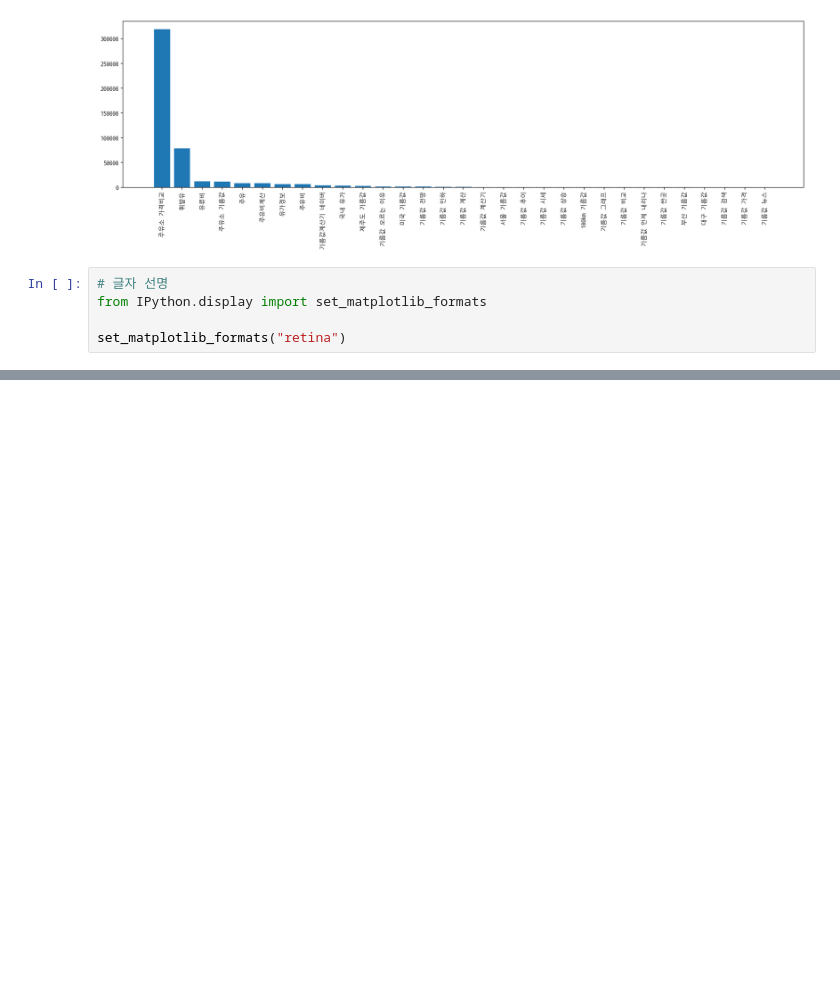
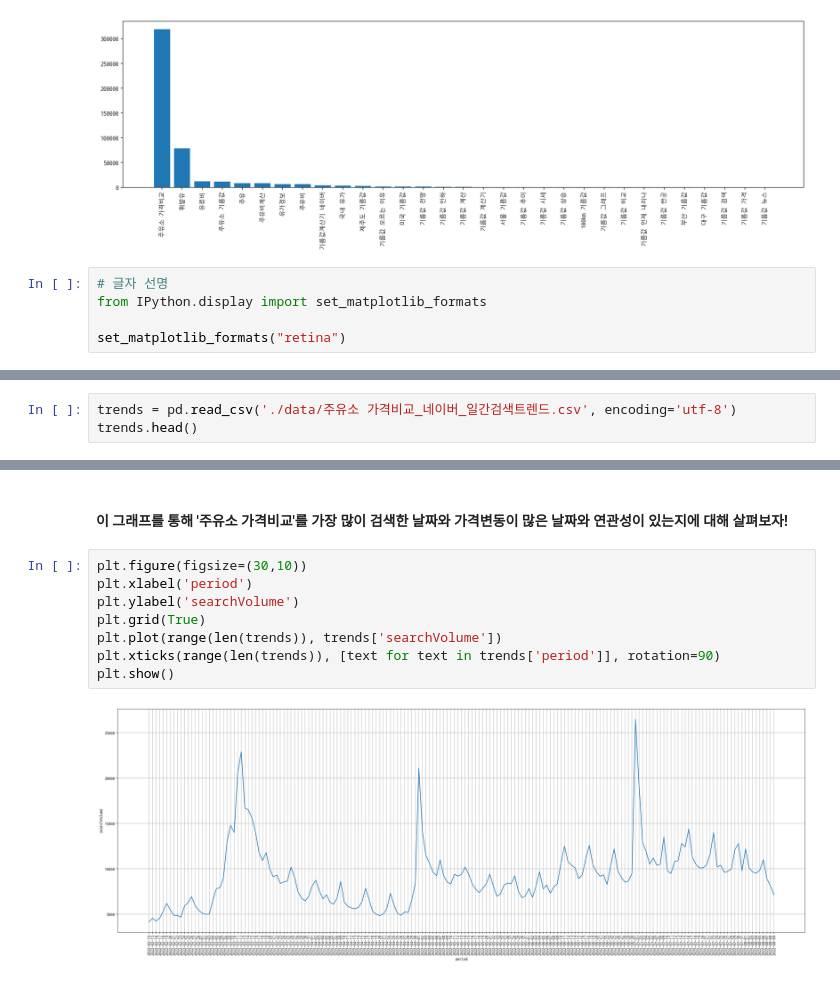
Before and after one commit to certainly-I/Busan-Oil-Price-Analysis, a Jupyter notebook: 주유소_워드클라우드.ipynb, the cells around one changed output, grey strips where cells are left out. Saved outputs shown, nothing was run; the diff lists cells and outputs as text; blank space fills up the shorter version.

```diff
--- a/주유소_워드클라우드.ipynb
+++ b/주유소_워드클라우드.ipynb
@@ -167,0 +188,3 @@ plt.show()
+# %%
+trends = pd.read_csv('./data/주유소 가격비교_네이버_일간검색트렌드.csv', encoding='utf-8')
+trends.head()
@@ -167,0 +198,12 @@ plt.show()
+# %% [markdown]
+#### 이 그래프를 통해 '주유소 가격비교'를 가장 많이 검색한 날짜와 가격변동이 많은 날짜와 연관성이 있는지에 대해 살펴보자!
+# %%
+plt.figure(figsize=(30,10))
+plt.xlabel('period')
+plt.ylabel('searchVolume')
+plt.grid(True)
+plt.plot(range(len(trends)), trends['searchVolume'])
+plt.xticks(range(len(trends)), [text for text in trends['period']], rotation=90)
+plt.show()
+# %% [output]
+[figure, added]
```
Also changed, not shown: parts of 15 cells of this notebook, 1 other file.
